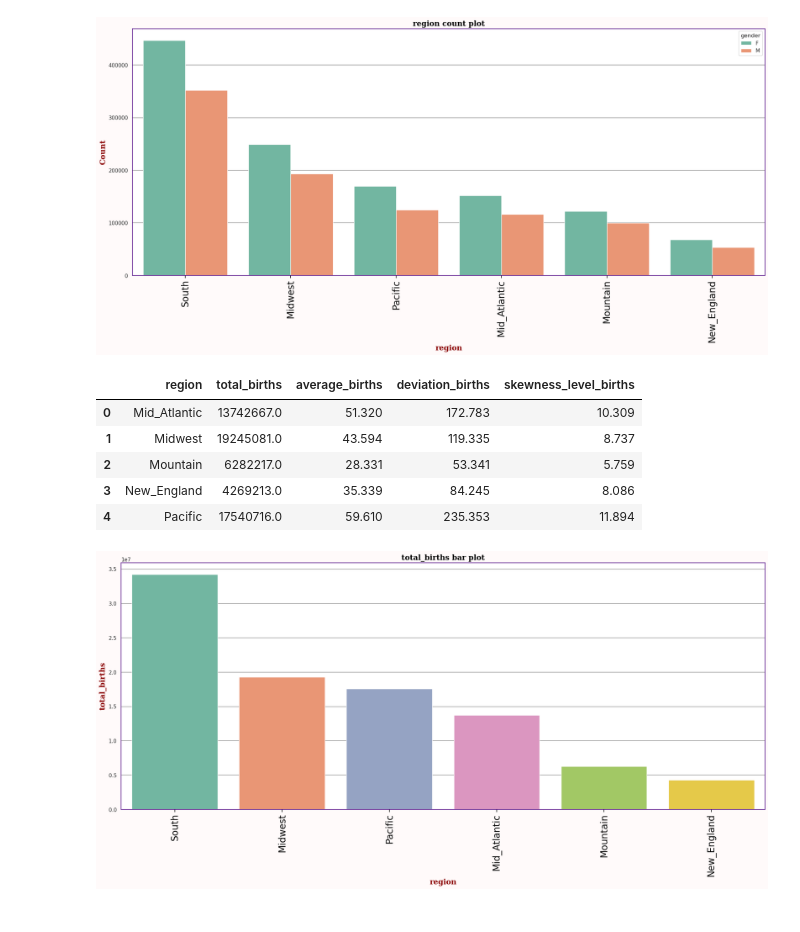
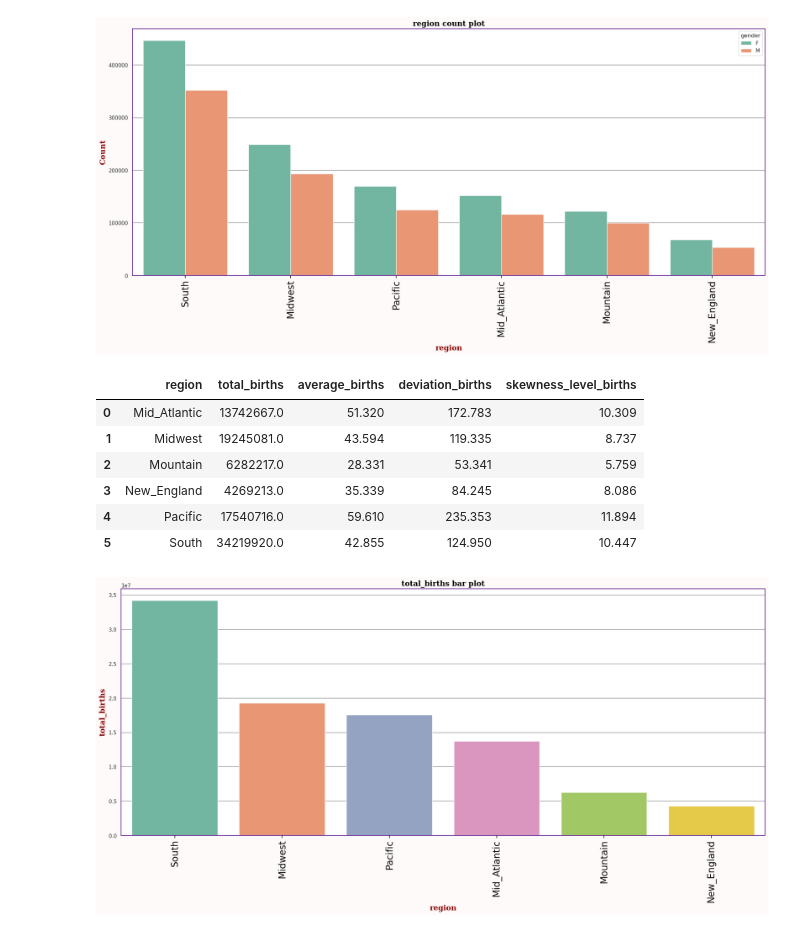
Before and after one commit to daniau23/us_baby_names, a Jupyter notebook: eda/us_baby_names.ipynb, the cells around one changed output. Drawn from its saved outputs; the diff is of its cells as text; code cells hidden in the pictures.

```diff
--- a/eda/us_baby_names.ipynb
+++ b/eda/us_baby_names.ipynb
@@ -1293,14 +1293,15 @@ plotting_count(full_merged_eda,'region','gender')
 [figure]
 # %%
 group_data = summary_stats(full_merged_eda,'region','births')
-group_data.head()
+group_data
 # %% [output]
 |  | region | total_births | average_births | deviation_births | skewness_level_births |
 | 0 | Mid_Atlantic | 13742667.0 | 51.320 | 172.783 | 10.309 |
 | 1 | Midwest | 19245081.0 | 43.594 | 119.335 | 8.737 |
 | 2 | Mountain | 6282217.0 | 28.331 | 53.341 | 5.759 |
 | 3 | New_England | 4269213.0 | 35.339 | 84.245 | 8.086 |
 | 4 | Pacific | 17540716.0 | 59.610 | 235.353 | 11.894 |
+| 5 | South | 34219920.0 | 42.855 | 124.950 | 10.447 |
 # %%
 ordering = group_data.sort_values('total_births',ascending=False).region
 plotting_bar(group_data,'region','total_births',ordering=ordering)
```
Also changed, not shown: 3 other files.
